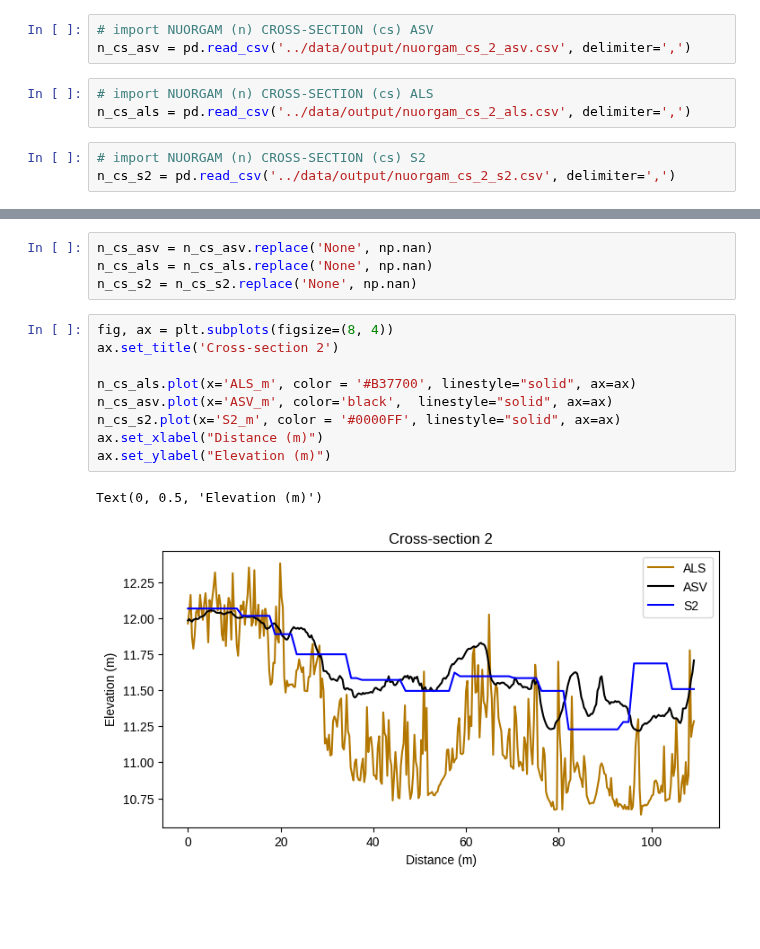
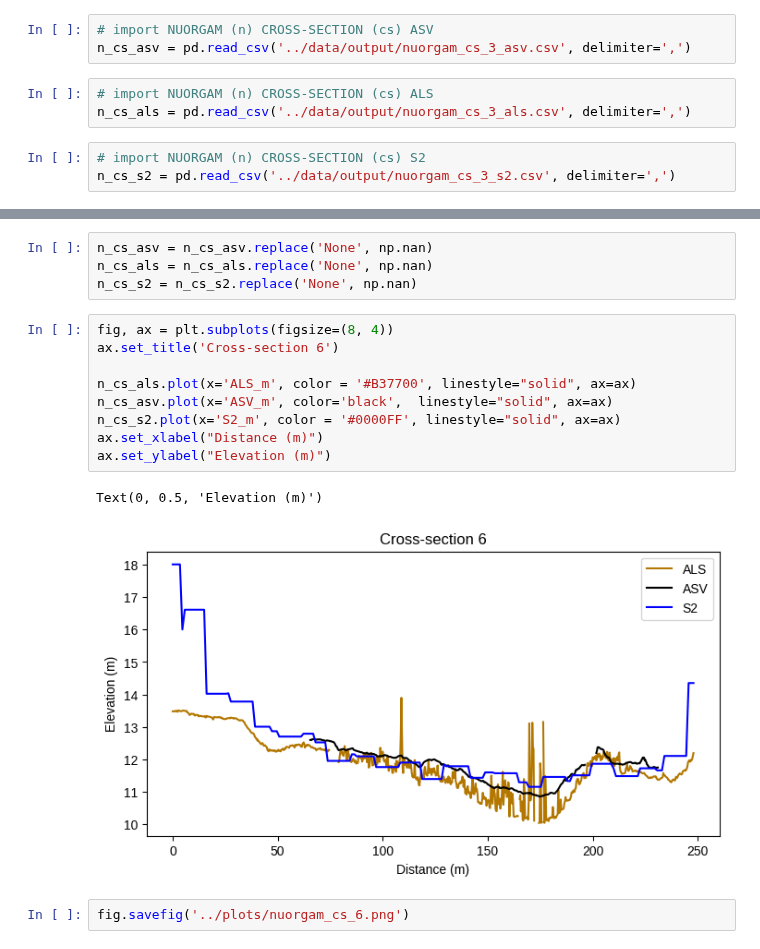
Before and after one commit to susannakukka/bathymetric-model-analysis, a Jupyter notebook: notebooks/cross-section_analysis.ipynb, the cells around one changed output, grey strips where cells are left out. Drawn from its saved outputs; the diff is of its cells as text; blank space fills up the shorter version.

Commit message:
cross-section graphs

```diff
--- a/notebooks/cross-section_analysis.ipynb
+++ b/notebooks/cross-section_analysis.ipynb
@@ -16,13 +16,13 @@ if use_liberation_fonts:
     })
 # %%
 # import NUORGAM (n) CROSS-SECTION (cs) ASV
-n_cs_asv = pd.read_csv('../data/output/nuorgam_cs_2_asv.csv', delimiter=',')
+n_cs_asv = pd.read_csv('../data/output/nuorgam_cs_3_asv.csv', delimiter=',')
 # %%
 # import NUORGAM (n) CROSS-SECTION (cs) ALS
-n_cs_als = pd.read_csv('../data/output/nuorgam_cs_2_als.csv', delimiter=',')
+n_cs_als = pd.read_csv('../data/output/nuorgam_cs_3_als.csv', delimiter=',')
 # %%
 # import NUORGAM (n) CROSS-SECTION (cs) S2
-n_cs_s2 = pd.read_csv('../data/output/nuorgam_cs_2_s2.csv', delimiter=',')
+n_cs_s2 = pd.read_csv('../data/output/nuorgam_cs_3_s2.csv', delimiter=',')
 # %%
 # check
 n_cs_asv
@@ -80,13 +80,15 @@ n_cs_als = n_cs_als.replace('None', np.nan)
 n_cs_s2 = n_cs_s2.replace('None', np.nan)
 # %%
 fig, ax = plt.subplots(figsize=(8, 4))
-ax.set_title('Cross-section 2')
+ax.set_title('Cross-section 6')
 
 n_cs_als.plot(x='ALS_m', color = '#B37700', linestyle="solid", ax=ax)
 n_cs_asv.plot(x='ASV_m', color='black',  linestyle="solid", ax=ax)
 n_cs_s2.plot(x='S2_m', color = '#0000FF', linestyle="solid", ax=ax)
 ax.set_xlabel("Distance (m)")
 ax.set_ylabel("Elevation (m)")
 # %% [output]
 Text(0, 0.5, 'Elevation (m)')
-[figure, old version]
+[figure, new version]
+# %%
+fig.savefig('../plots/nuorgam_cs_6.png')
```
Also changed, not shown: parts of 3 cells of this notebook, 6 other files.
